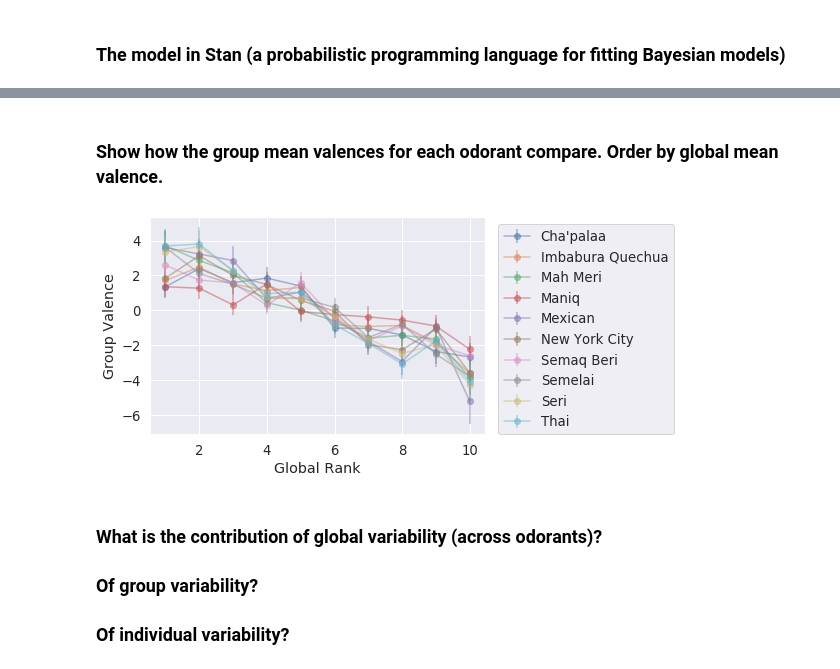
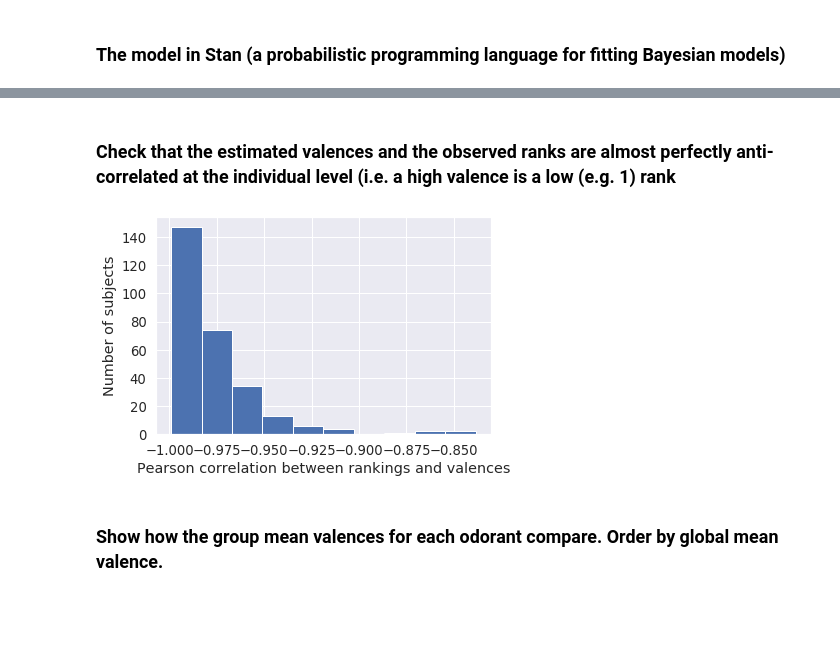
Before and after one commit to rgerkin/shared-pleasantness, a Jupyter notebook: universal-pleasantness.ipynb, the cells around one changed output, grey strips where cells are left out. Drawn from its saved outputs; the diff is of its cells as text; code cells hidden in the pictures; blank space fills up the shorter version.

```diff
--- a/universal-pleasantness.ipynb
+++ b/universal-pleasantness.ipynb
@@ -210,2 +103,13 @@ for i, ax in enumerate(axes.flat):
+# %% [markdown]
+### Check that the estimated valences and the observed ranks are almost perfectly anti-correlated at the individual level (i.e. a high valence is a low (e.g. 1) rank
+# %%
+# Distribution of individual-level Pearson Correlation between observed rankings
+# and estimated latent valences.  Should be close to -1
+# (since lower ranking is more pleasant, but higher rating is more pleasant).
+# Differs from exactly -1 due to a) the switch between a cardinal and ordinal measure
+# and b) the denoising applied by the model
+up.ranks_vs_values(samples, groups)
+# %% [output]
+[figure, added]
 # %% [markdown]
 ### Show how the group mean valences for each odorant compare.  Order by global mean valence.
@@ -217,14 +115,0 @@ order = np.argsort(global_means)[::-1]
-# %%
-for i, group in enumerate(groups):
-    m = [samples['mu_group[%d,%d]' % (i+1, j+1)].mean() for j in order]
-    s = [samples['mu_group[%d,%d]' % (i+1, j+1)].std() for j in order]
-    plt.errorbar(range(1, len(groups)+1), m, yerr=s, alpha=0.5, marker='o', label=group)
-plt.xlabel('Global Rank')
-plt.ylabel('Group Valence')
-plt.legend(loc=(1.04, 0));
-# %% [output]
-[figure, removed]
-# %% [markdown]
-### What is the contribution of global variability (across odorants)?
-### Of group variability?
-### Of individual variability?
```
Also changed, not shown: parts of 67 cells of this notebook, 5 other files.
